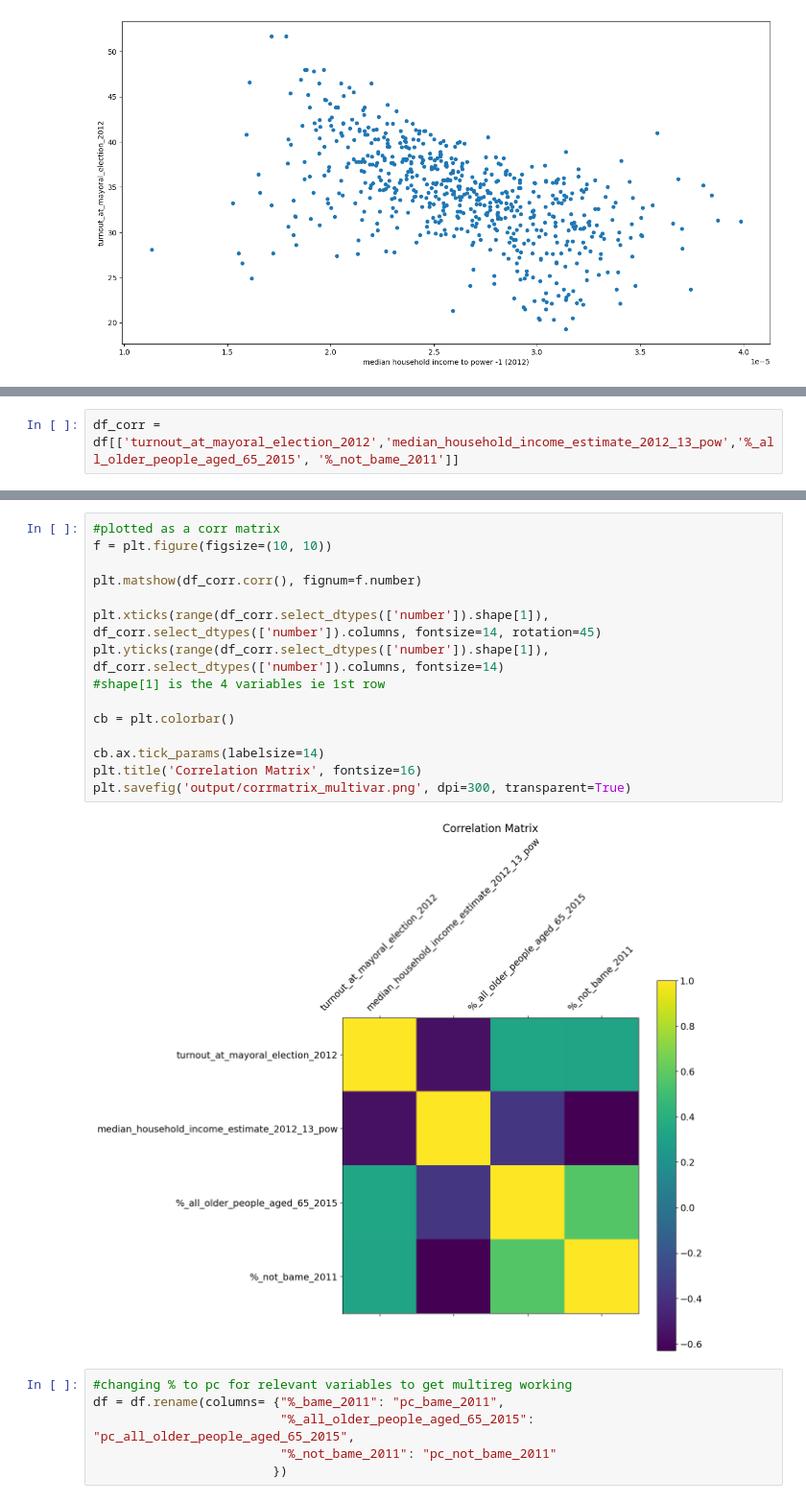
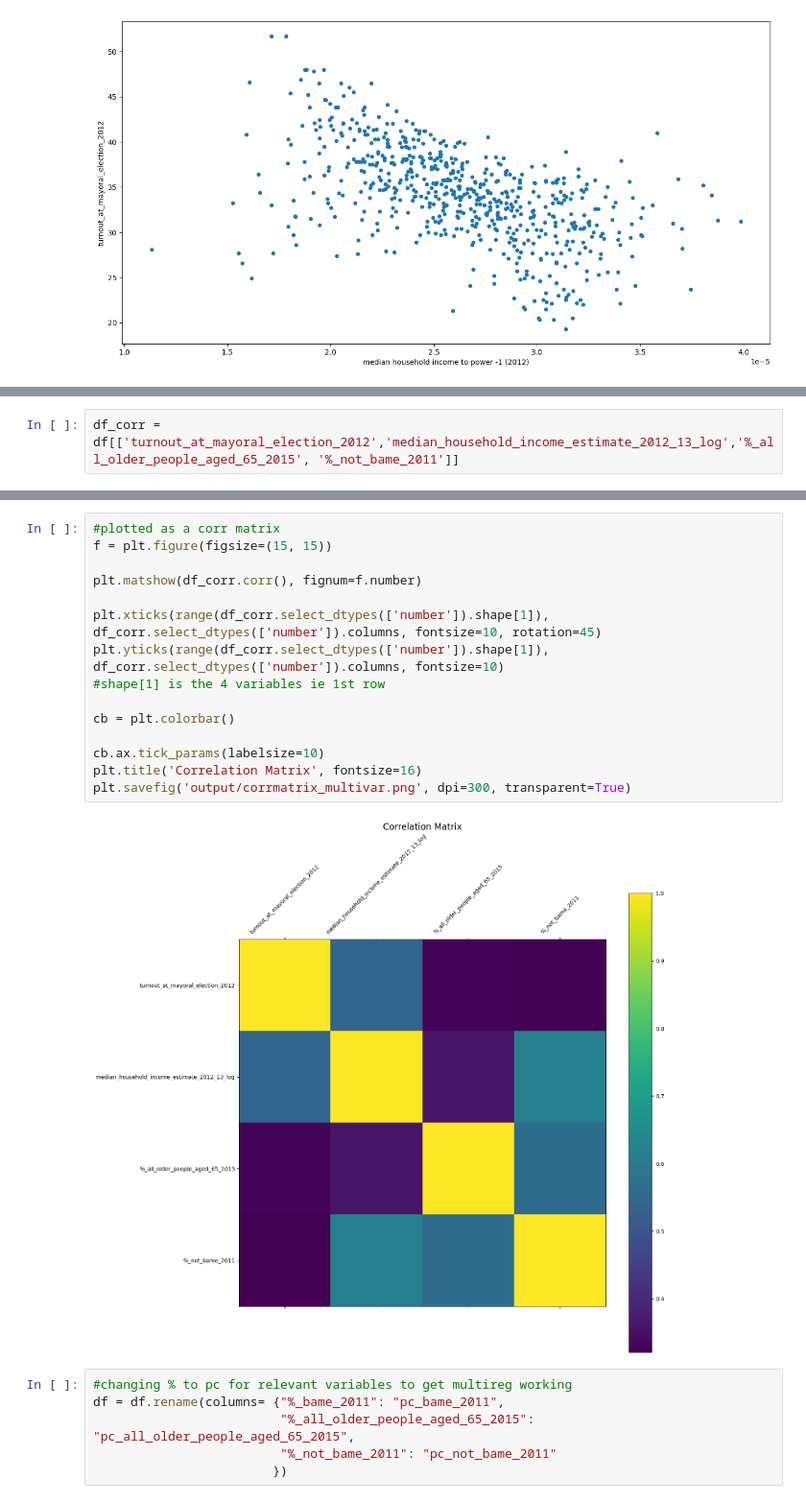
Before and after one commit to mindalyn22/QM-group-project, a Jupyter notebook: summary_bame_multireg.ipynb, the cells around one changed output, grey strips where cells are left out. Shown at 96% size. Drawn from its saved outputs; the diff is of its cells as text.

```diff
--- a/summary_bame_multireg.ipynb
+++ b/summary_bame_multireg.ipynb
@@ -116,5 +116,5 @@ plt.savefig('output/scatterplot_power-1.png', dpi=300, transparent=True)
 # %%
-df_corr = df[['turnout_at_mayoral_election_2012','median_household_income_estimate_2012_13_pow','%_all_older_people_aged_65_2015', '%_not_bame_2011']]
+df_corr = df[['turnout_at_mayoral_election_2012','median_household_income_estimate_2012_13_log','%_all_older_people_aged_65_2015', '%_not_bame_2011']]
 # %%
 df_corr.corr()
 # %% [output]
@@ -126,20 +126,20 @@ df_corr.corr()
 # %%
 #plotted as a corr matrix
-f = plt.figure(figsize=(10, 10))
+f = plt.figure(figsize=(15, 15))
 
 plt.matshow(df_corr.corr(), fignum=f.number)
 
-plt.xticks(range(df_corr.select_dtypes(['number']).shape[1]), df_corr.select_dtypes(['number']).columns, fontsize=14, rotation=45)
-plt.yticks(range(df_corr.select_dtypes(['number']).shape[1]), df_corr.select_dtypes(['number']).columns, fontsize=14)
+plt.xticks(range(df_corr.select_dtypes(['number']).shape[1]), df_corr.select_dtypes(['number']).columns, fontsize=10, rotation=45)
+plt.yticks(range(df_corr.select_dtypes(['number']).shape[1]), df_corr.select_dtypes(['number']).columns, fontsize=10)
 #shape[1] is the 4 variables ie 1st row
 
 cb = plt.colorbar()
 
-cb.ax.tick_params(labelsize=14)
+cb.ax.tick_params(labelsize=10)
 plt.title('Correlation Matrix', fontsize=16)
 plt.savefig('output/corrmatrix_multivar.png', dpi=300, transparent=True)
 # %% [output]
-[figure, old version]
+[figure, new version]
 # %%
 #changing % to pc for relevant variables to get multireg working
 df = df.rename(columns= {"%_bame_2011": "pc_bame_2011",
```
Also changed, not shown: parts of 21 cells of this notebook.
